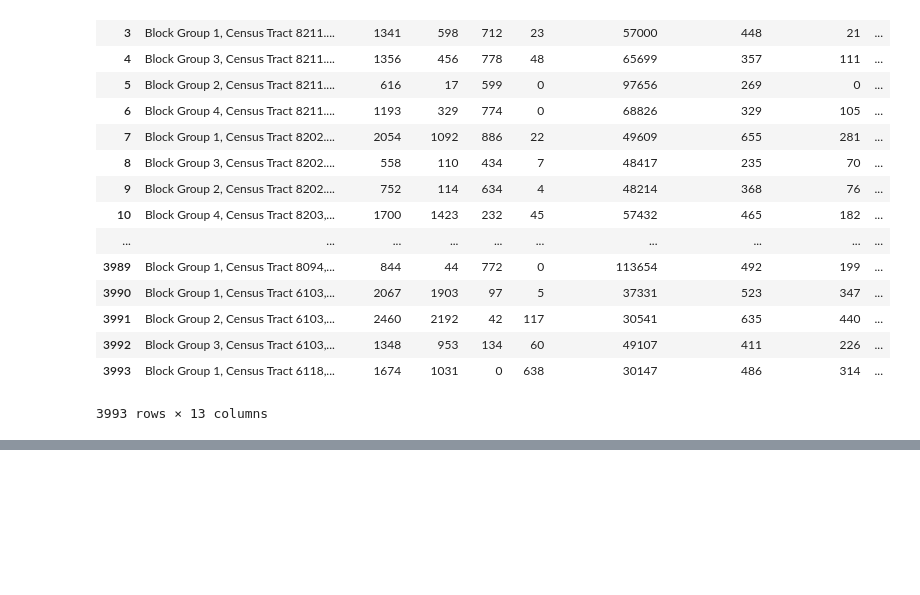
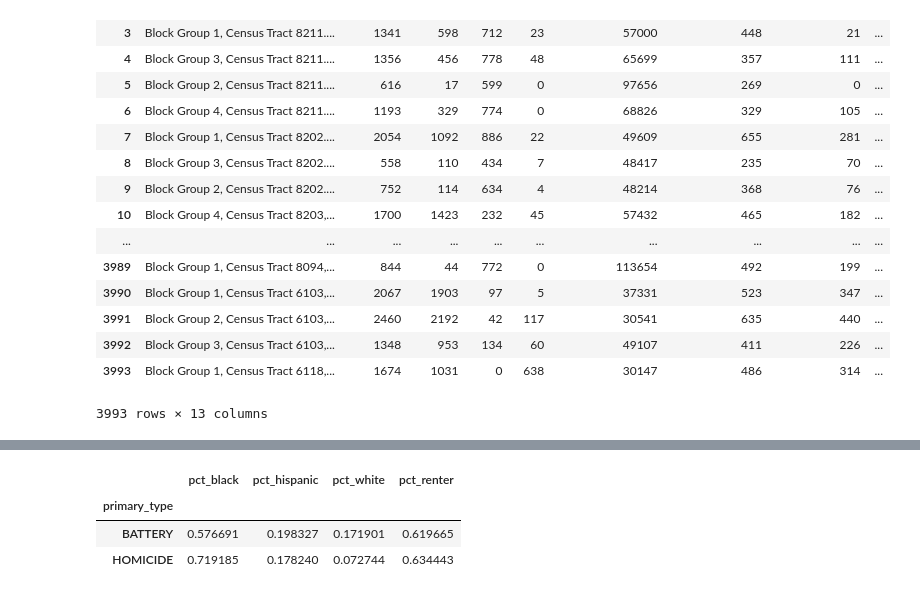
Before and after one commit to b-ganesh/ml_spring19, a Jupyter notebook: assignment1/Assignment1.ipynb, the cells around one changed output, grey strips where cells are left out. Saved outputs shown, nothing was run; the diff lists cells and outputs as text; code cells hidden in the pictures; blank space fills up the shorter version.

```diff
--- a/assignment1/Assignment1.ipynb
+++ b/assignment1/Assignment1.ipynb
@@ -336,0 +395,8 @@ crime_acs_join_summary
+# %%
+summary_by_type = crime_acs_join_summary[(crime_acs_join_summary['primary_type'] == "BATTERY") | (crime_acs_join_summary['primary_type'] == "HOMICIDE")].groupby('primary_type')['pct_black', 'pct_hispanic', 'pct_white', 'pct_renter'].mean()
+summary_by_type
+# %% [output]
+|  | pct_black | pct_hispanic | pct_white | pct_renter |
+| primary_type |  |  |  |  |
+| BATTERY | 0.576691 | 0.198327 | 0.171901 | 0.619665 |
+| HOMICIDE | 0.719185 | 0.178240 | 0.072744 | 0.634443 |
```
Also changed, not shown: parts of 15 cells of this notebook.
